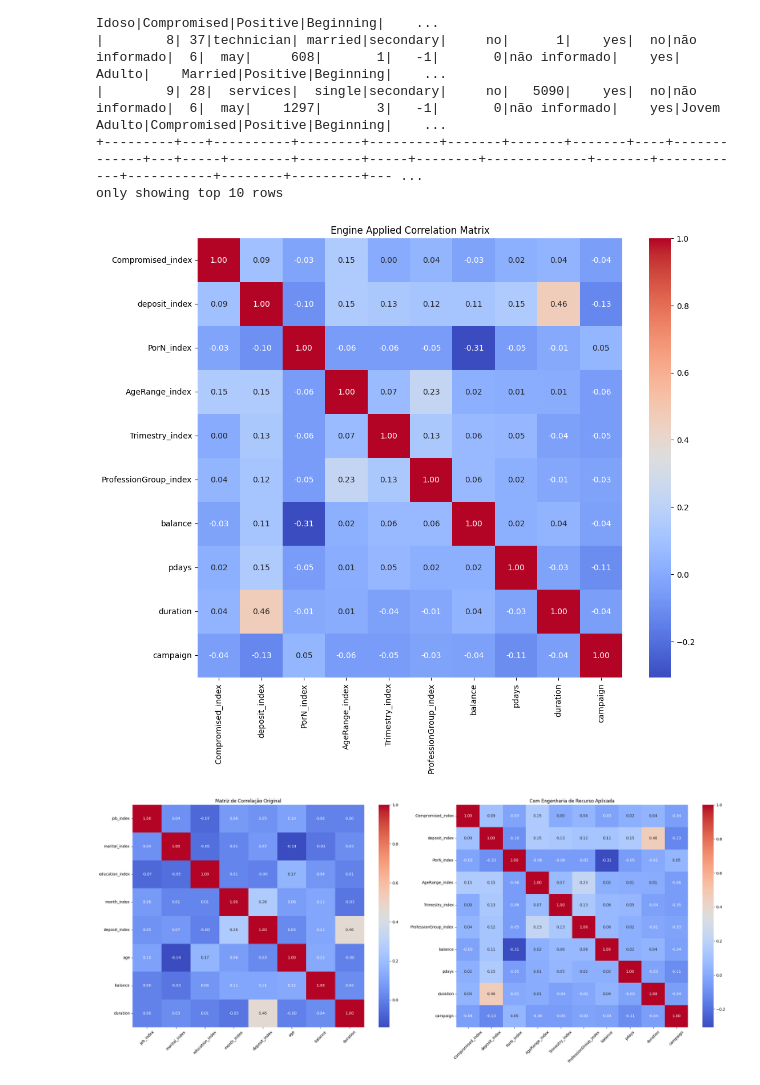
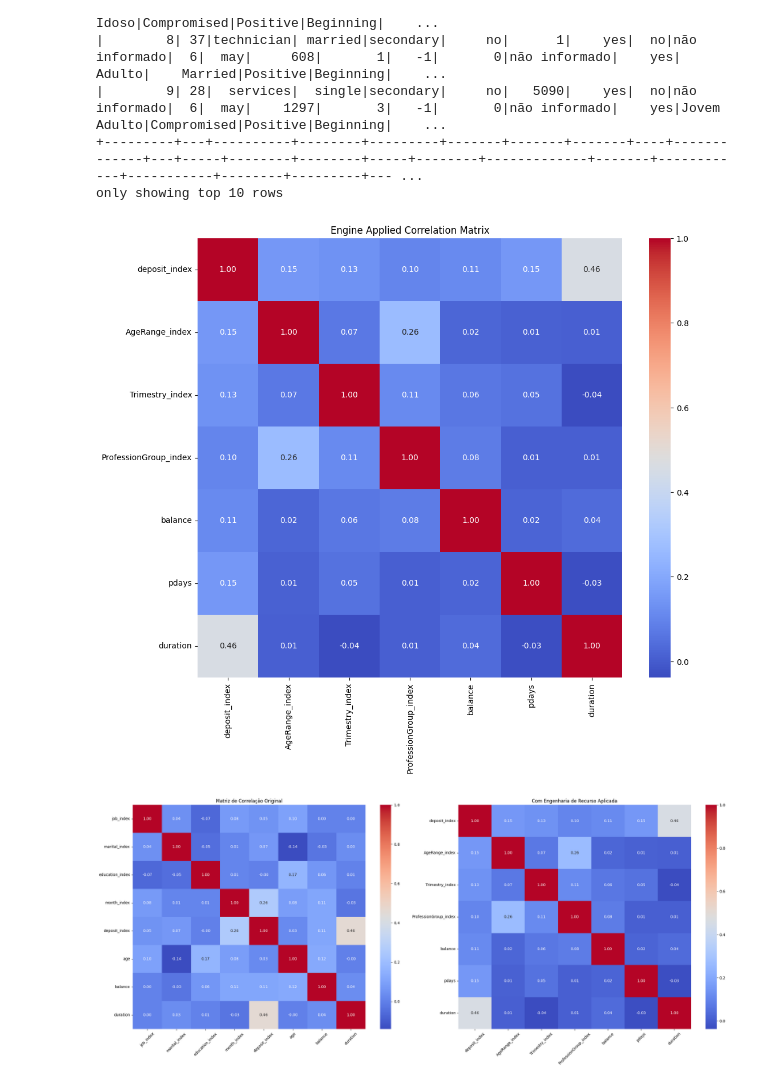
Before and after one commit to KoreTane/MKTBank, a Jupyter notebook: MKTBank.ipynb, the cells around one changed output. Cells and saved outputs as stored; diff of their text form; code cells hidden in the pictures.

```diff
--- a/MKTBank.ipynb
+++ b/MKTBank.ipynb
@@ -309,13 +309,11 @@ df2 = df2.withColumn("DurationRecurse",
                    .when((col("duration") > 120) & (col("duration") <= 240), "Medium")
                    .otherwise("Long"))
 
-# Creating SectorGroup column
+# Creating ProfessionGroup column
 df2 = df2.withColumn("ProfessionGroup",
-                   when(col("job").isin(["management", "entrepreneur", "self-employed", "admin."]), "Business Sector")
-                   .when(col("job").isin(["technician", "blue-collar", "services"]), "Technical Sector")
-                   .when(col("job").isin(["student", "education"]), "Educational Sector")
-                   .when(col("job").isin(["retired", "unemployed"]), "Retired and Unemployed")
-                   .when(col("job").isin(["housemaid"]), "Domestic Sector")
+                   when(col("job").isin(["management", "entrepreneur", "self-employed"]), "Executives and High Earners")
+                   .when(col("job").isin(["technician", "admin.", "blue-collar"]), "Skilled Workers")
+                   .when(col("job").isin(["services", "housemaid", "unemployed", "student"]), "Services and Support")
                    .otherwise("Others"))
 
 # Displaying the modified DataFrame
@@ -337,36 +335,33 @@ df2.show(10)
 +---------+---+----------+--------+---------+-------+-------+-------+----+-------------+---+-----+--------+--------+-----+--------+-------------+-------+------------+-----------+--------+---------+--- ...
 only showing top 10 rows
 # %%
-# Criando a Spark session
-spark = SparkSession.builder.appName("BankMarketing").getOrCreate()
+# Definindo colunas categóricas e numéricas
+categorical_cols2 = ['deposit','AgeRange', 'Trimestry', 'ProfessionGroup']
 
-# Definindo colunas categóricas e numéricas
-categorical_cols2 = ['Compromised','deposit', 'PorN','AgeRange', 'Trimestry', 'ProfessionGroup']
-
-numerical_cols2 = ['balance', 'pdays','duration','campaign']
+numerical_cols2 = ['balance', 'pdays','duration']
 
 
 # Transformando variáveis categóricas em numéricas
 indexers2 = [StringIndexer(inputCol=col, outputCol=f"{col}_index") for col in categorical_cols2]
 for indexer in indexers2:
     df2 = indexer.fit(df2).transform(df2)
 
 # Selecionando as colunas necessárias
 df_indexed2 = df2.select([F.col(f"{col}_index") for col in categorical_cols2] + [F.col(col) for col in numerical_cols2])
 
 # Convertendo para DataFrame Pandas para calcular a matriz de correlação
 df_pandas2 = df_indexed2.toPandas()
 
 # Calculando a matriz de correlação
 correlation_matrix2 = df_pandas2.corr()
 
 # Plotando a matriz de correlação
 plt.figure(figsize=(12, 10))
 sns.heatmap(correlation_matrix2, annot=True, cmap='coolwarm', fmt='.2f')
 plt.title('Engine Applied Correlation Matrix')
 plt.show()
 # %% [output]
-[figure, old version]
+[figure, new version]
 # %%
 # Definindo o tamanho da figura
 plt.figure(figsize=(24, 10))  # Aumente a largura para acomodar os dois gráficos
@@ -389,7 +384,7 @@ plt.yticks(rotation=0)   # Mantém os rótulos do eixo y na horizontal
 plt.tight_layout()
 plt.show()
 # %% [output]
-[figure, old version]
+[figure, new version]
 # %%
 from pyspark.ml.classification import RandomForestClassifier
 from pyspark.ml.feature import VectorAssembler
```
Also changed, not shown: parts of 1 cell of this notebook.
